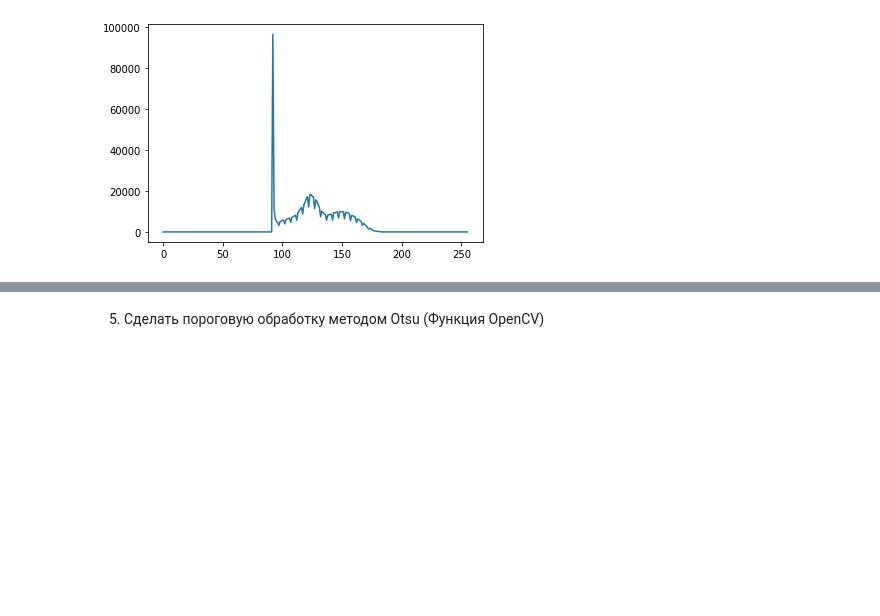
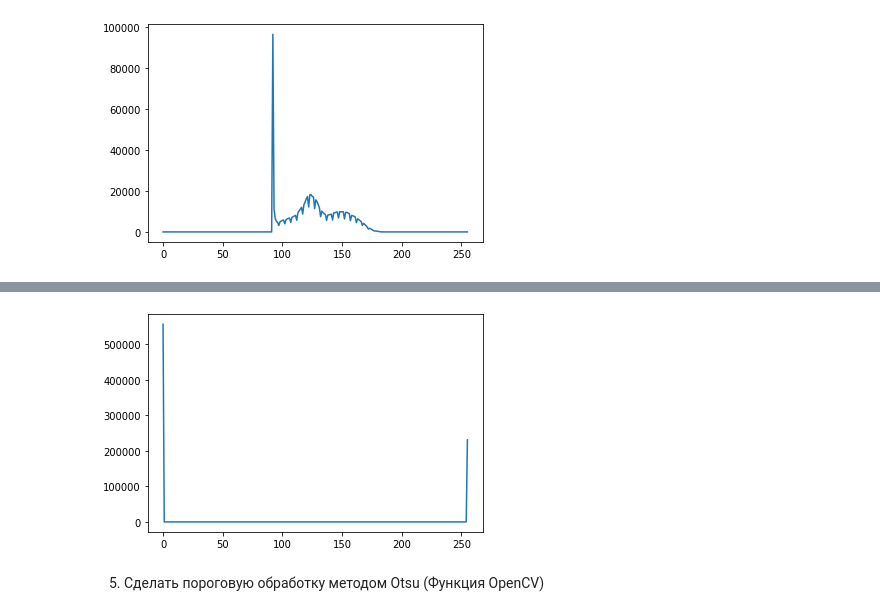
Before and after one commit to Liptee/Image-processing, a Jupyter notebook: LAB1/img_processing.ipynb, the cells around one changed output, grey strips where cells are left out. Cells and saved outputs as stored; diff of their text form; code cells hidden in the pictures; blank space fills up the shorter version.

```diff
--- a/LAB1/img_processing.ipynb
+++ b/LAB1/img_processing.ipynb
@@ -81,3 +81,7 @@ binary_own = binary(gray, 150)
+# %%
+make_hist(binary_own, draw=True, rtrn=False)
+# %% [output]
+[figure, added]
 # %% [markdown]
 5. Сделать пороговую обработку методом Otsu (Функция OpenCV)
 # %%
```
Also changed, not shown: parts of 15 cells of this notebook, 1 other file.
